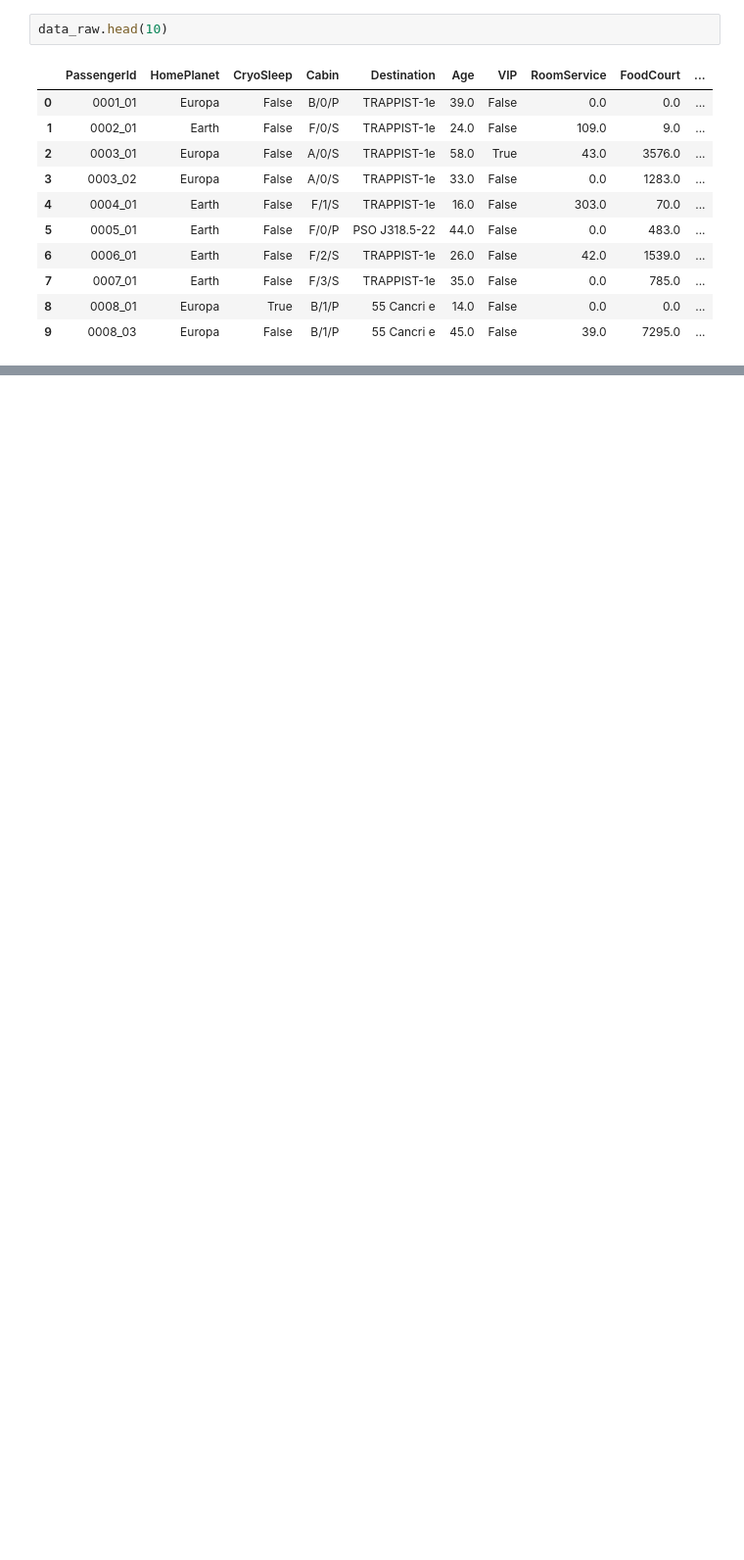
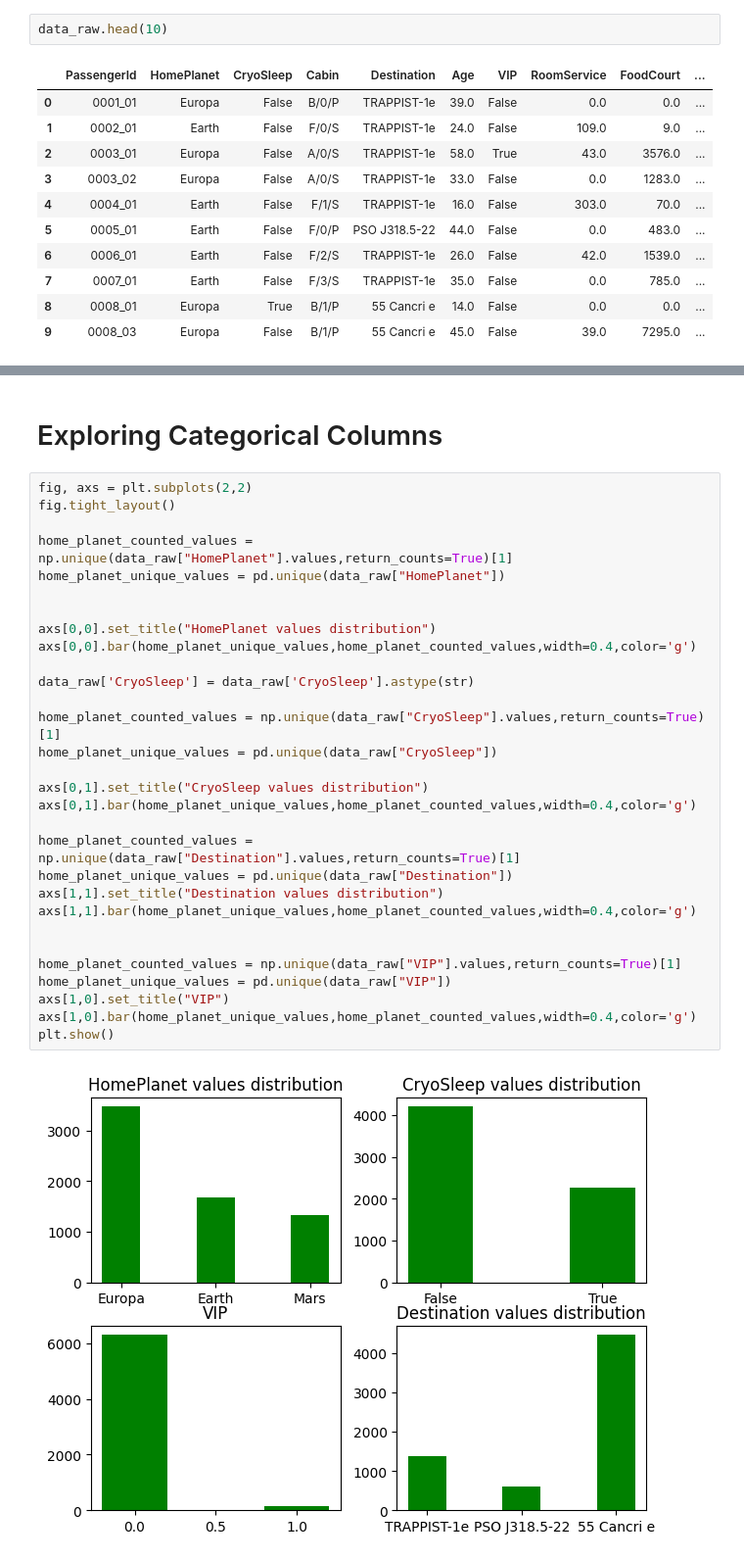
Before and after one commit to bzabk/Recruitment-Task-for-Data-Science-community-2023, a Jupyter notebook: first.ipynb, the cells around one changed output, grey strips where cells are left out. Shown at 98% size. Saved outputs shown, nothing was run; the diff lists cells and outputs as text; blank space fills up the shorter version.

Commit message:
exploring categorical values

```diff
--- a/first.ipynb
+++ b/first.ipynb
@@ -24,0 +33,34 @@ data_raw.head(10)
+# %% [markdown]
+# Exploring Categorical Columns
+# %%
+fig, axs = plt.subplots(2,2)
+fig.tight_layout()
+
+home_planet_counted_values = np.unique(data_raw["HomePlanet"].values,return_counts=True)[1]
+home_planet_unique_values = pd.unique(data_raw["HomePlanet"])
+
+
+axs[0,0].set_title("HomePlanet values distribution")
+axs[0,0].bar(home_planet_unique_values,home_planet_counted_values,width=0.4,color='g')
+
+data_raw['CryoSleep'] = data_raw['CryoSleep'].astype(str)
+
+home_planet_counted_values = np.unique(data_raw["CryoSleep"].values,return_counts=True)[1]
+home_planet_unique_values = pd.unique(data_raw["CryoSleep"])
+
+axs[0,1].set_title("CryoSleep values distribution")
+axs[0,1].bar(home_planet_unique_values,home_planet_counted_values,width=0.4,color='g')
+
+home_planet_counted_values = np.unique(data_raw["Destination"].values,return_counts=True)[1]
+home_planet_unique_values = pd.unique(data_raw["Destination"])
+axs[1,1].set_title("Destination values distribution")
+axs[1,1].bar(home_planet_unique_values,home_planet_counted_values,width=0.4,color='g')
+
+
+home_planet_counted_values = np.unique(data_raw["VIP"].values,return_counts=True)[1]
+home_planet_unique_values = pd.unique(data_raw["VIP"])
+axs[1,0].set_title("VIP")
+axs[1,0].bar(home_planet_unique_values,home_planet_counted_values,width=0.4,color='g')
+plt.show()
+# %% [output]
+[figure, added]
```
Also changed, not shown: parts of 10 cells of this notebook.
